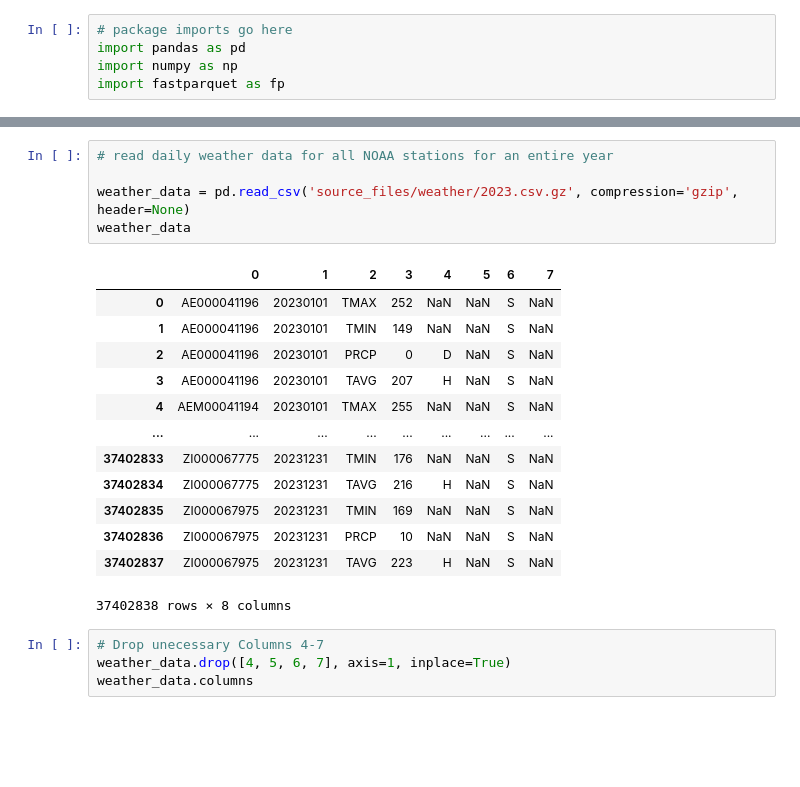
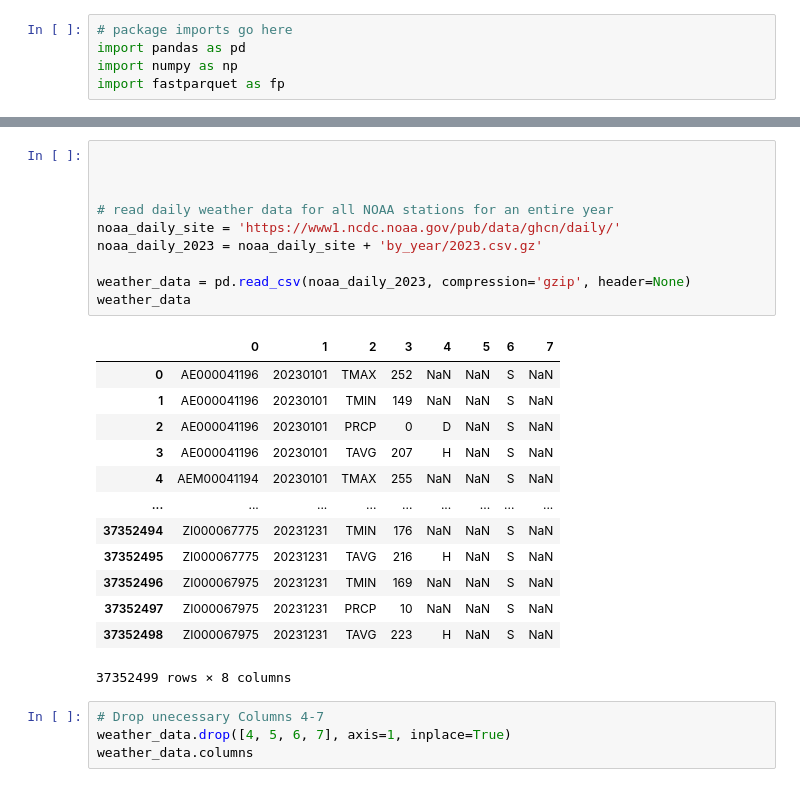
Before and after one commit to jflachman/DU-project-1, a Jupyter notebook: step1_clean_noaa_weather_data.ipynb, the cells around one changed output, grey strips where cells are left out. Cells and saved outputs as stored; diff of their text form; blank space fills up the shorter version.

```diff
--- a/step1_clean_noaa_weather_data.ipynb
+++ b/step1_clean_noaa_weather_data.ipynb
@@ -6,22 +29,27 @@ import fastparquet as fp
 # %%
+
+
+
 # read daily weather data for all NOAA stations for an entire year
+noaa_daily_site = 'https://www1.ncdc.noaa.gov/pub/data/ghcn/daily/'
+noaa_daily_2023 = noaa_daily_site + 'by_year/2023.csv.gz'
 
-weather_data = pd.read_csv('source_files/weather/2023.csv.gz', compression='gzip', header=None)
+weather_data = pd.read_csv(noaa_daily_2023, compression='gzip', header=None)
 weather_data
 # %% [output]
 |  | 0 | 1 | 2 | 3 | 4 | 5 | 6 | 7 |
 | 0 | AE000041196 | 20230101 | TMAX | 252 | NaN | NaN | S | NaN |
 | 1 | AE000041196 | 20230101 | TMIN | 149 | NaN | NaN | S | NaN |
 | 2 | AE000041196 | 20230101 | PRCP | 0 | D | NaN | S | NaN |
 | 3 | AE000041196 | 20230101 | TAVG | 207 | H | NaN | S | NaN |
 | 4 | AEM00041194 | 20230101 | TMAX | 255 | NaN | NaN | S | NaN |
 | ... | ... | ... | ... | ... | ... | ... | ... | ... |
-| 37402833 | ZI000067775 | 20231231 | TMIN | 176 | NaN | NaN | S | NaN |
-| 37402834 | ZI000067775 | 20231231 | TAVG | 216 | H | NaN | S | NaN |
-| 37402835 | ZI000067975 | 20231231 | TMIN | 169 | NaN | NaN | S | NaN |
-| 37402836 | ZI000067975 | 20231231 | PRCP | 10 | NaN | NaN | S | NaN |
-| 37402837 | ZI000067975 | 20231231 | TAVG | 223 | H | NaN | S | NaN |
+| 37352494 | ZI000067775 | 20231231 | TMIN | 176 | NaN | NaN | S | NaN |
+| 37352495 | ZI000067775 | 20231231 | TAVG | 216 | H | NaN | S | NaN |
+| 37352496 | ZI000067975 | 20231231 | TMIN | 169 | NaN | NaN | S | NaN |
+| 37352497 | ZI000067975 | 20231231 | PRCP | 10 | NaN | NaN | S | NaN |
+| 37352498 | ZI000067975 | 20231231 | TAVG | 223 | H | NaN | S | NaN |
-37402838 rows × 8 columns
+37352499 rows × 8 columns
 # %%
 # Drop unecessary Columns 4-7
 weather_data.drop([4, 5, 6, 7], axis=1, inplace=True)
```
Also changed, not shown: parts of 18 cells of this notebook, 2 other files.
